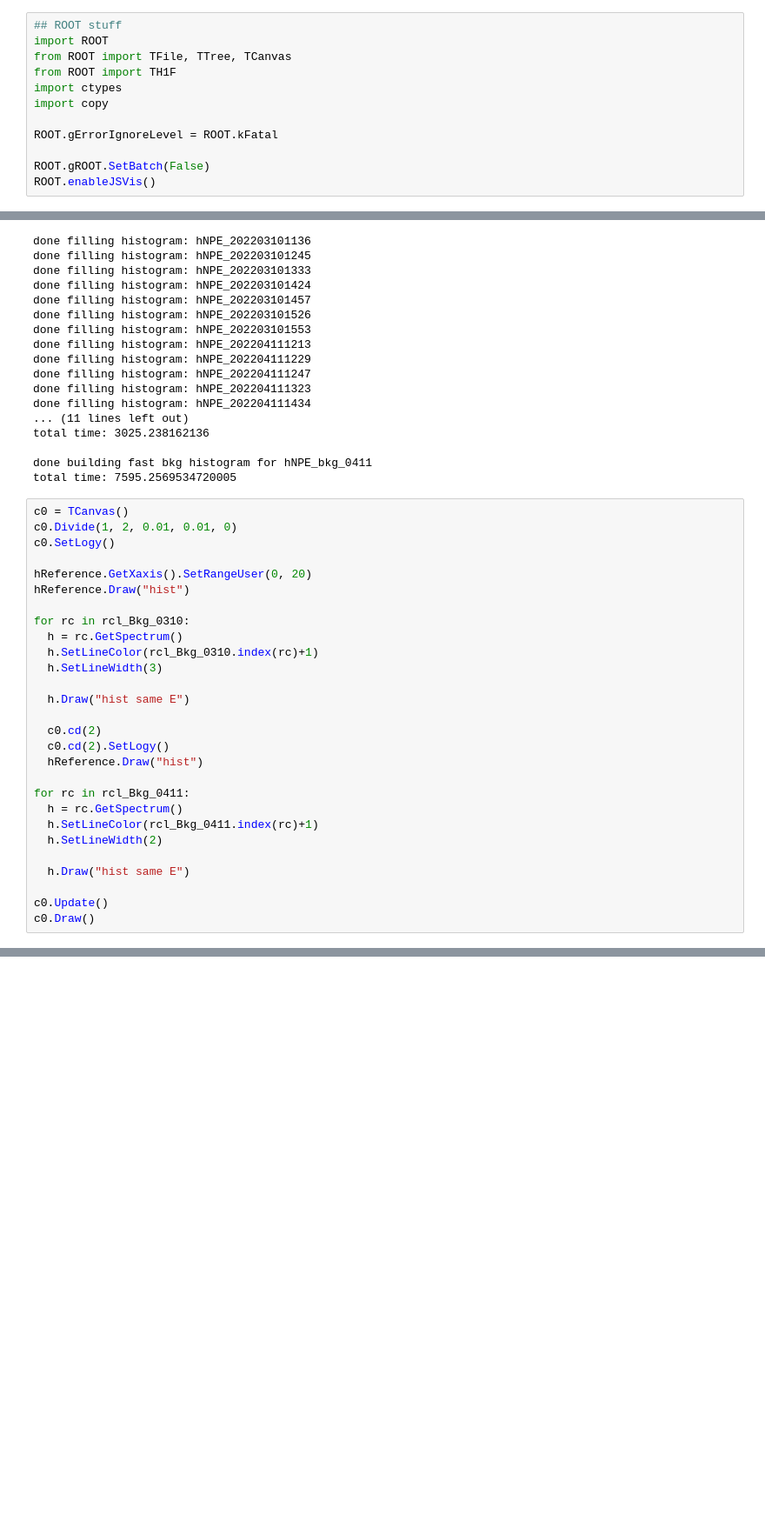
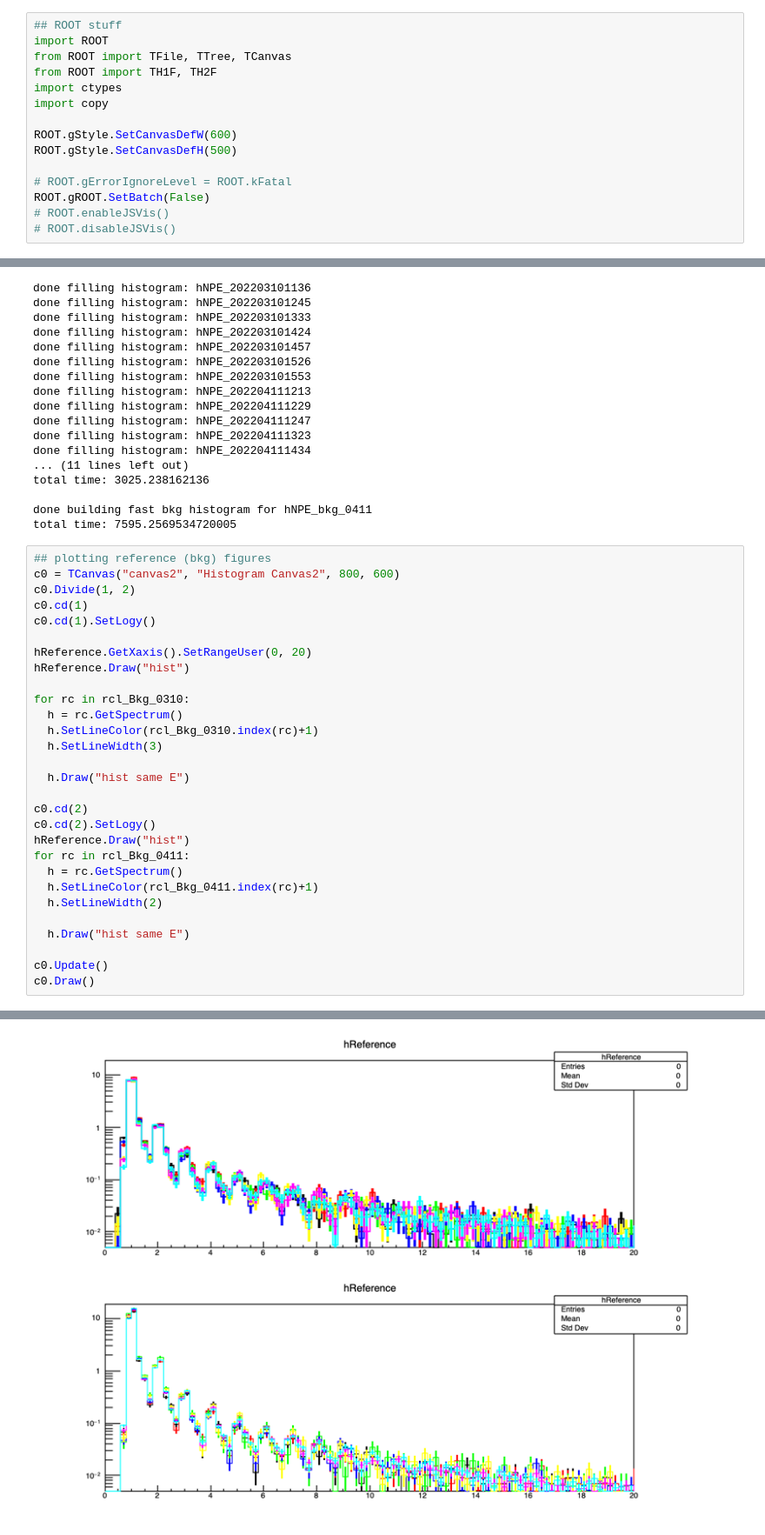
Before and after one commit to austindsc/cf4_analysisPipeline, a Jupyter notebook: code1Analysis/ana1_Cs_bkgs_v1.ipynb, the cells around one changed output, grey strips where cells are left out. Shown at 87% size. Cells and saved outputs as stored; diff of their text form; blank space fills up the shorter version.

```diff
--- a/code1Analysis/ana1_Cs_bkgs_v1.ipynb
+++ b/code1Analysis/ana1_Cs_bkgs_v1.ipynb
@@ -10,14 +19,17 @@ import matplotlib.pyplot as plt
 ## ROOT stuff
 import ROOT
 from ROOT import TFile, TTree, TCanvas
-from ROOT import TH1F
+from ROOT import TH1F, TH2F
 import ctypes
 import copy
 
-ROOT.gErrorIgnoreLevel = ROOT.kFatal
+ROOT.gStyle.SetCanvasDefW(600)
+ROOT.gStyle.SetCanvasDefH(500)
 
+# ROOT.gErrorIgnoreLevel = ROOT.kFatal
 ROOT.gROOT.SetBatch(False)
-ROOT.enableJSVis()
+# ROOT.enableJSVis()
+# ROOT.disableJSVis()
 # %% [output]
 Welcome to JupyROOT 6.27/01
 # %%
@@ -154,9 +229,11 @@ total time: 3025.238162136
 done building fast bkg histogram for hNPE_bkg_0411
 total time: 7595.2569534720005
 # %%
-c0 = TCanvas()
-c0.Divide(1, 2, 0.01, 0.01, 0)
-c0.SetLogy()
+## plotting reference (bkg) figures
+c0 = TCanvas("canvas2", "Histogram Canvas2", 800, 600)
+c0.Divide(1, 2)
+c0.cd(1)
+c0.cd(1).SetLogy()
 
 hReference.GetXaxis().SetRangeUser(0, 20)
 hReference.Draw("hist")
@@ -168,10 +245,9 @@ for rc in rcl_Bkg_0310:
 
   h.Draw("hist same E")
 
-  c0.cd(2)
-  c0.cd(2).SetLogy()
-  hReference.Draw("hist")
-
+c0.cd(2)
+c0.cd(2).SetLogy()
+hReference.Draw("hist")
 for rc in rcl_Bkg_0411:
   h = rc.GetSpectrum()
   h.SetLineColor(rcl_Bkg_0411.index(rc)+1)
@@ -186,2 +262,3 @@ c0.Draw()
+[figure, added]
 # %%
 #### TTNE figs ####
```
Also changed, not shown: parts of 10 cells of this notebook, 5 other files.
